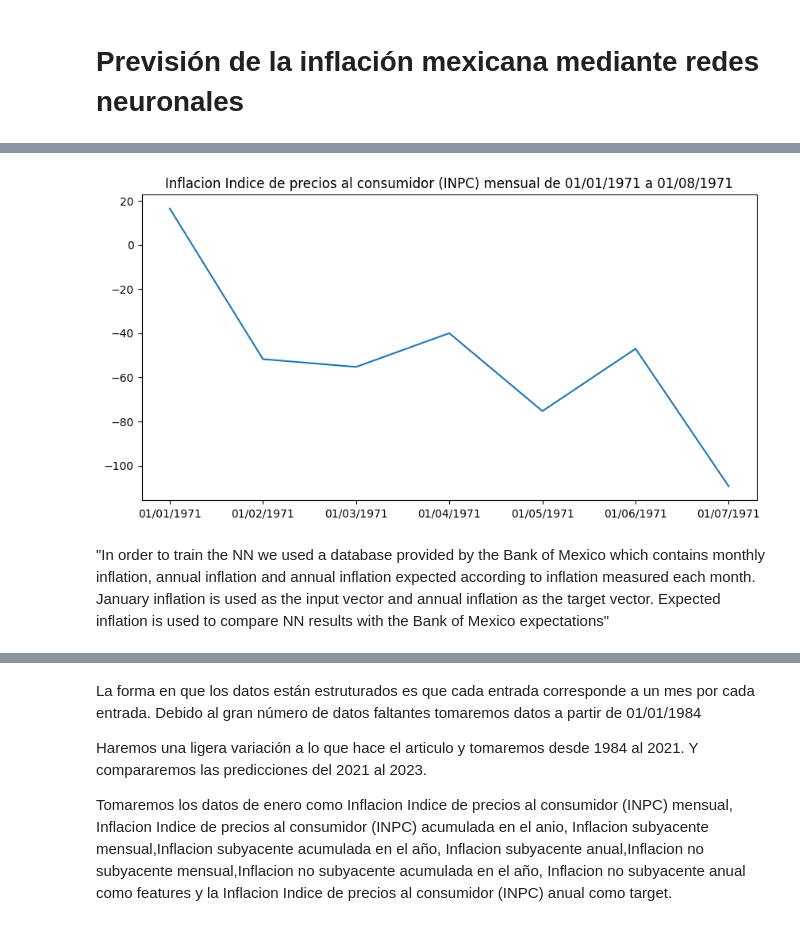
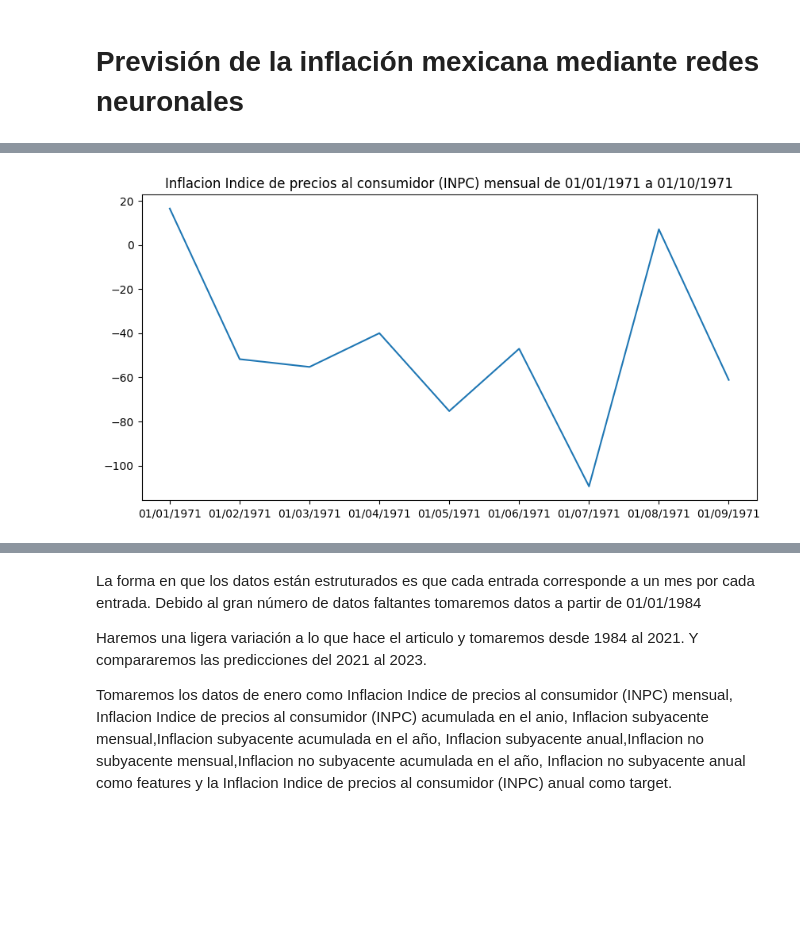
Before and after one commit to NataliaPerez08/Proyecto-Redes-Neuronales, a Jupyter notebook: proyecto.ipynb, the cells around one changed output, grey strips where cells are left out. Drawn from its saved outputs; the diff is of its cells as text; code cells hidden in the pictures; blank space fills up the shorter version.

```diff
--- a/proyecto.ipynb
+++ b/proyecto.ipynb
@@ -34,24 +38,17 @@ df
 # %%
 # Print Inflacion indice de precios al consumidor
-num = 7
+num = 9
 plt.figure(figsize=(10,5))
 fecha_inicial = df['Fecha'][0]
 fecha_final = df['Fecha'][num]
 
 fecha = df['Fecha'][0:num]
 inflacion = df[columnas[1]][0:num]
 plt.plot(fecha, inflacion,)
 plt.title(str(columnas[1])+" de "+str(fecha_inicial)+" a "+str(fecha_final))
 plt.show()
 # %% [output]
-[figure, old version]
+[figure, new version]
-# %% [markdown]
-"In order to train the NN we used a database provided by the Bank
-of Mexico which contains monthly inflation, annual inflation
-and annual inflation expected according to inflation measured
-each month. January inflation is used as the input vector and
-annual inflation as the target vector. Expected inflation is used
-to compare NN results with the Bank of Mexico expectations"
 # %%
 INPC_mensual = df[columnas[1]]
 INPC_acumulada = df[columnas[2]]
```
Also changed, not shown: parts of 17 cells of this notebook.
